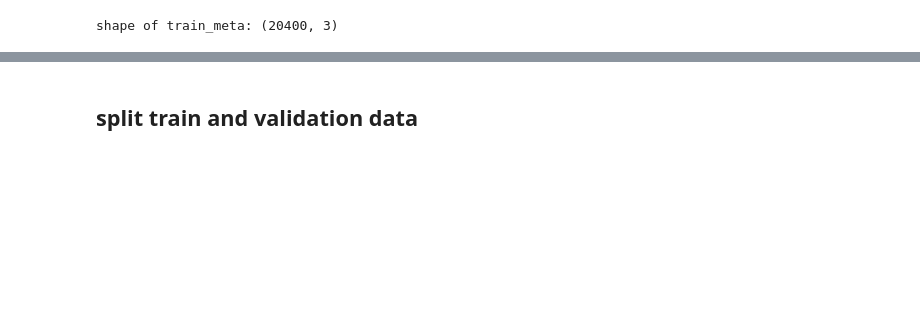
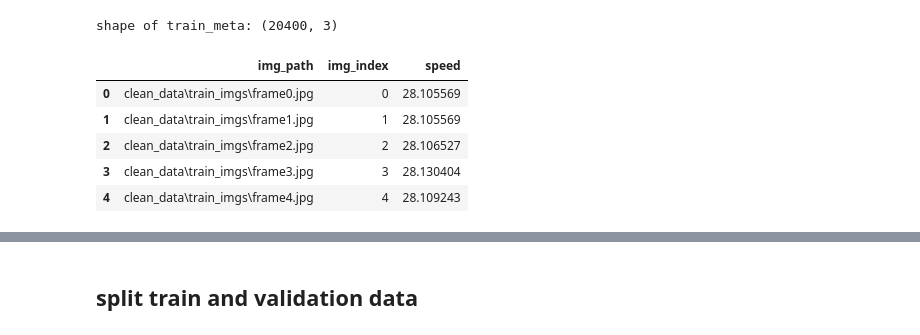
Before and after one commit to yahoyoungho/SpeedChallenge_CommaAI, a Jupyter notebook: pytorch_model.ipynb, the cells around one changed output, grey strips where cells are left out. Saved outputs shown, nothing was run; the diff lists cells and outputs as text; code cells hidden in the pictures; blank space fills up the shorter version.

```diff
--- a/pytorch_model.ipynb
+++ b/pytorch_model.ipynb
@@ -41,5 +45,12 @@ seed = 503
 # %%
 train_meta = pd.read_csv("clean_data/train_meta.csv")
 print("shape of train_meta:",train_meta.shape)
+train_meta.head()
 # %% [output]
 shape of train_meta: (20400, 3)
+|  | img_path | img_index | speed |
+| 0 | clean_data\train_imgs\frame0.jpg | 0 | 28.105569 |
+| 1 | clean_data\train_imgs\frame1.jpg | 1 | 28.105569 |
+| 2 | clean_data\train_imgs\frame2.jpg | 2 | 28.106527 |
+| 3 | clean_data\train_imgs\frame3.jpg | 3 | 28.130404 |
+| 4 | clean_data\train_imgs\frame4.jpg | 4 | 28.109243 |
```
Also changed, not shown: parts of 26 cells of this notebook.
